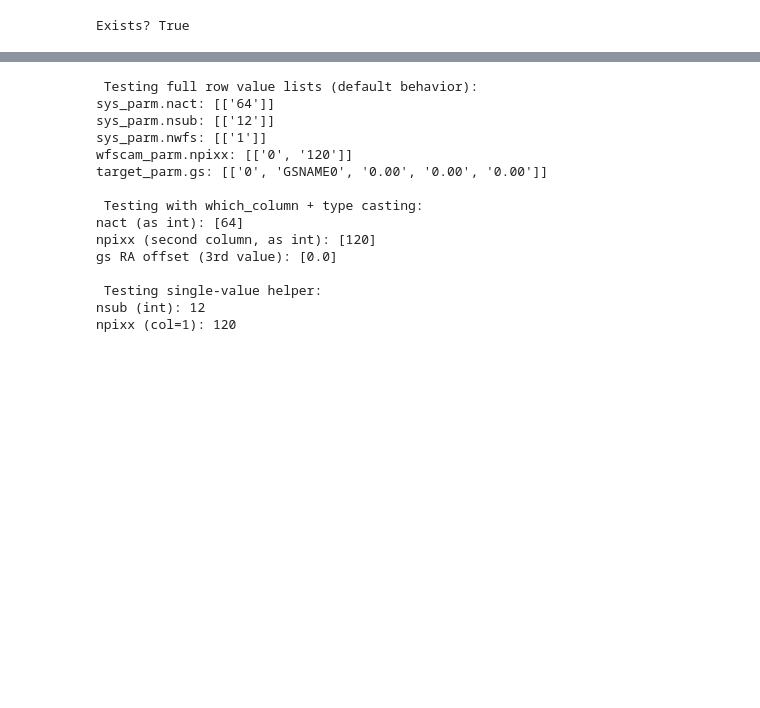
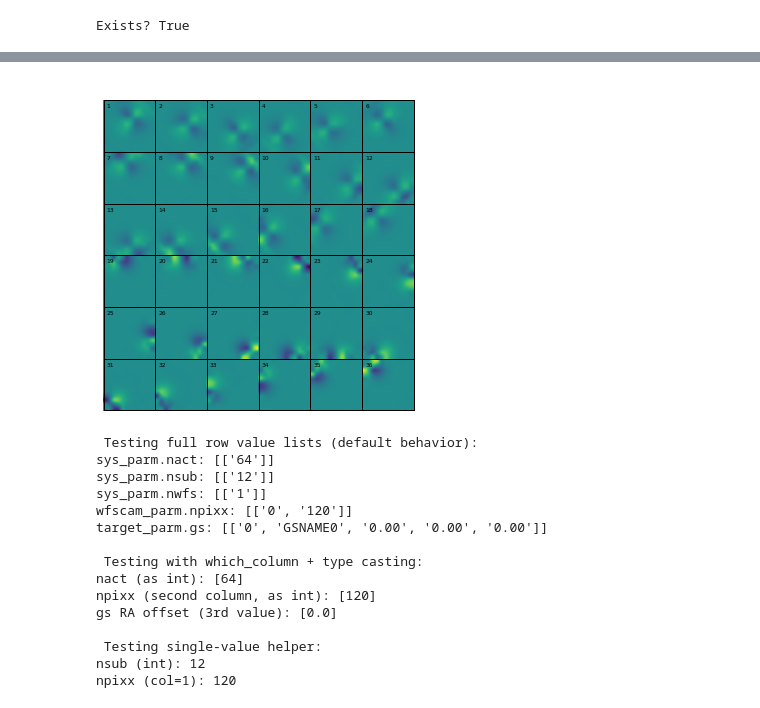
Before and after one commit to bpeck114/cacofoni, a Jupyter notebook: cacofoni/notebooks/test.ipynb, the cells around one changed output, grey strips where cells are left out. Drawn from its saved outputs; the diff is of its cells as text; code cells hidden in the pictures; blank space fills up the shorter version.

```diff
--- a/cacofoni/notebooks/test.ipynb
+++ b/cacofoni/notebooks/test.ipynb
@@ -13,7 +13,7 @@ Exists? True
 from cacofoni.make_cacofoni import make_cacofoni
 from cacofoni.imaka_io.irdfits import irdfits
 from cacofoni.config import CacofoniConfig
-make_cacofoni()
+laplacian, imatcacophony, idx = make_cacofoni()
 # %% [output]
 Setting up make_cacofoni...
 Assumptions from configuration file:
@@ -36,3 +183,39 @@ NameError: name 'cb' is not defined
+# %%
+import numpy as np
+import matplotlib.pyplot as plt
+from PIL import Image
+
+imsize = 84
+fig, ax = plt.subplots(figsize=(6, 6))
+plt.axis('off')
+
+# Create a blank canvas to hold all 36 images
+canvas = np.zeros((6 * imsize, 6 * imsize))
+
+# Fill canvas with scaled Laplacian patches
+for i in range(6):
+    for j in range(6):
+        idx = j * 6 + i
+        patch = laplacian[:, :, idx]
+        # Resize to (imsize, imsize) if needed
+        patch_resized = np.array(Image.fromarray(patch).resize((imsize, imsize), resample=Image.BICUBIC))
+        x0, y0 = i * imsize, (5 - j) * imsize
+        canvas[y0:y0+imsize, x0:x0+imsize] = patch_resized
+
+        # Annotate the patch
+        ax.text(x0 + 5, y0 + imsize - 12, str(idx + 1), color='black', fontsize=6)
+
+# Show the full canvas
+ax.imshow(canvas, cmap='viridis', origin='lower')
+
+# Add bold black grid lines
+for i in range(7):
+    ax.plot([0, 6 * imsize], [i * imsize, i * imsize], color='black', linewidth=1)
+    ax.plot([i * imsize, i * imsize], [0, 6 * imsize], color='black', linewidth=1)
+
+plt.show()
+# %% [output]
+[figure, added]
 # %%
 # Test read_param_values.py
 %autoreload 2
```
Also changed, not shown: parts of 4 cells of this notebook, 4 other files.
